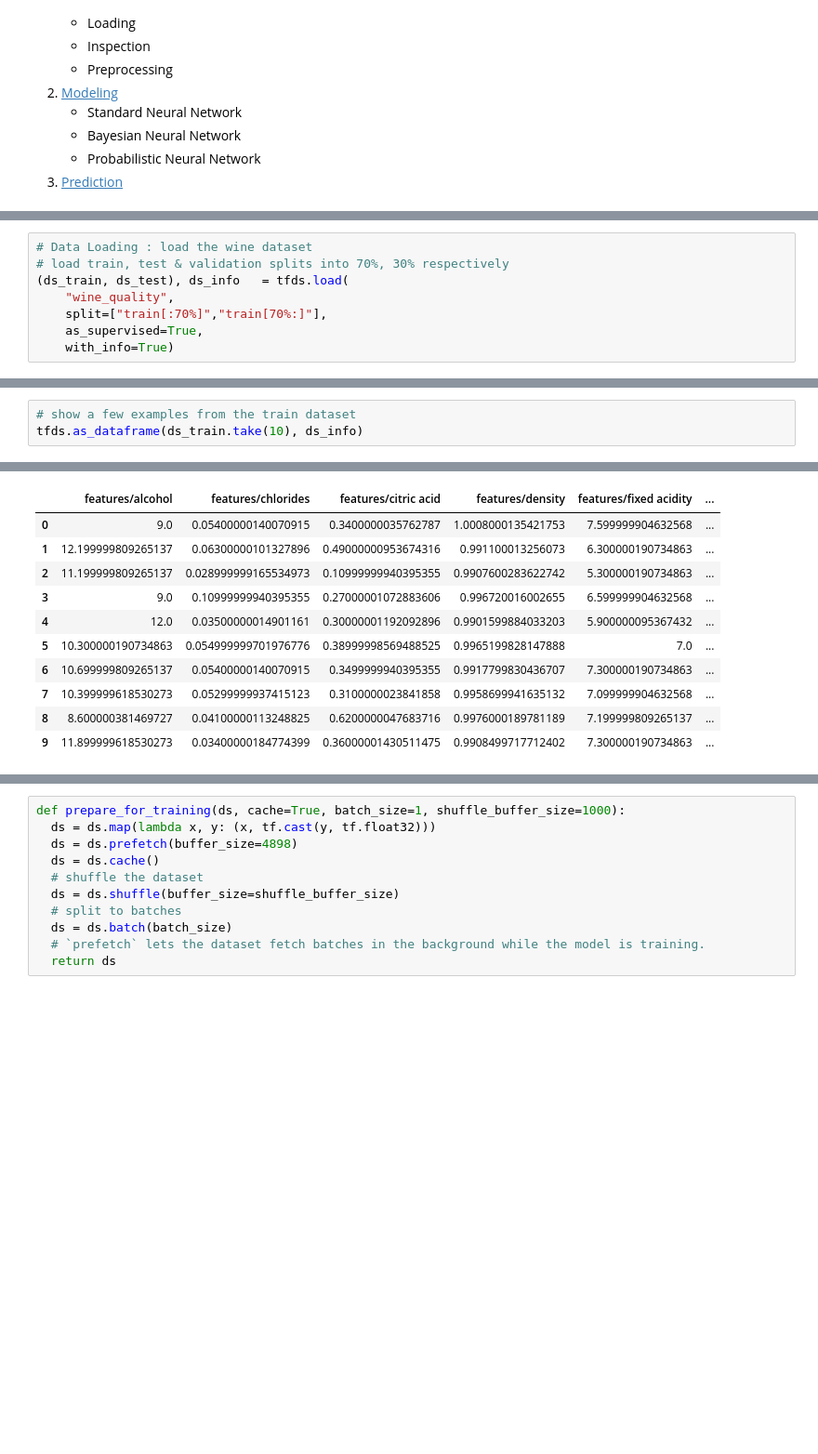
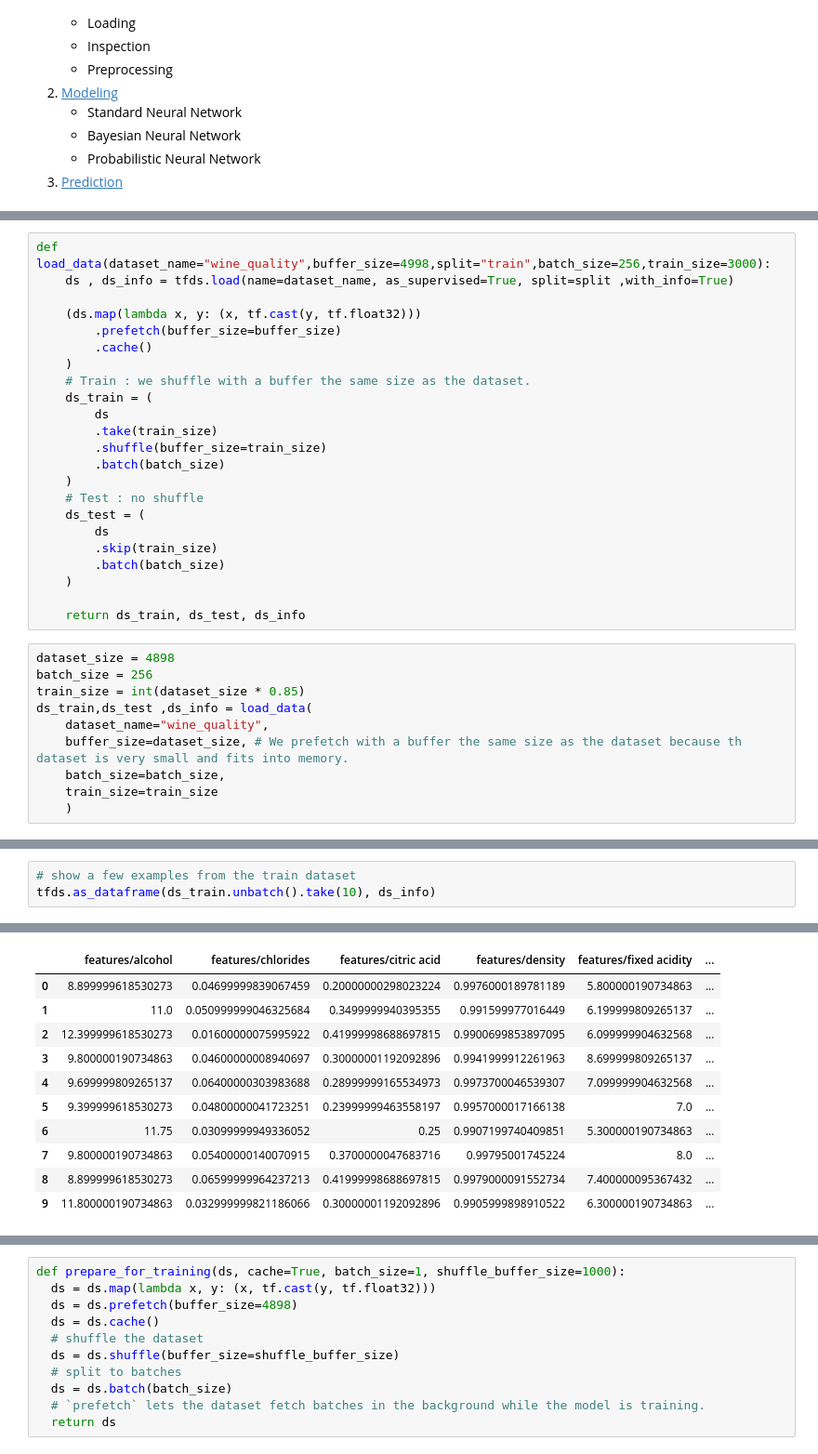
Before and after one commit to asierabreu/bayesian, a Jupyter notebook: notebooks/classification_bnn.ipynb, the cells around one changed output, grey strips where cells are left out. Shown: that part at 93% size. Cells and saved outputs as stored; diff of their text form; blank space fills up the shorter version.

```diff
--- a/notebooks/classification_bnn.ipynb
+++ b/notebooks/classification_bnn.ipynb
@@ -56,8 +43,0 @@ import seaborn as sns
-# %%
-# Data Loading : load the wine dataset
-# load train, test & validation splits into 70%, 30% respectively
-(ds_train, ds_test), ds_info   = tfds.load(
-    "wine_quality",
-    split=["train[:70%]","train[70%:]"],
-    as_supervised=True,
-    with_info=True)
@@ -83,3 +44,36 @@ FeaturesDict({
+# %%
+def load_data(dataset_name="wine_quality",buffer_size=4998,split="train",batch_size=256,train_size=3000):
+    ds , ds_info = tfds.load(name=dataset_name, as_supervised=True, split=split ,with_info=True)
+
+    (ds.map(lambda x, y: (x, tf.cast(y, tf.float32)))
+        .prefetch(buffer_size=buffer_size)
+        .cache()
+    )
+    # Train : we shuffle with a buffer the same size as the dataset.
+    ds_train = (
+        ds
+        .take(train_size)
+        .shuffle(buffer_size=train_size)
+        .batch(batch_size)
+    )
+    # Test : no shuffle
+    ds_test = (
+        ds
+        .skip(train_size)
+        .batch(batch_size)
+    )
+
+    return ds_train, ds_test, ds_info
+# %%
+dataset_size = 4898
+batch_size = 256
+train_size = int(dataset_size * 0.85)
+ds_train,ds_test ,ds_info = load_data(
+    dataset_name="wine_quality",
+    buffer_size=dataset_size, # We prefetch with a buffer the same size as the dataset because th dataset is very small and fits into memory.
+    batch_size=batch_size,
+    train_size=train_size
+    )
 # %%
 # Basic Info
 feature_names=list(ds_info.features['features'].keys())
@@ -95,5 +89,5 @@ Test set size : 1469
 Feature names : ['fixed acidity', 'volatile acidity', 'citric acid', 'residual sugar', 'chlorides', 'free sulfur dioxide', 'total sulfur dioxide', 'density', 'pH', 'sulphates', 'alcohol']
 # %%
 # show a few examples from the train dataset
-tfds.as_dataframe(ds_train.take(10), ds_info)
+tfds.as_dataframe(ds_train.unbatch().take(10), ds_info)
 # %% [output]
@@ -105,14 +98,14 @@ tfds.as_dataframe(ds_train.take(10), ds_info)
 |  | features/alcohol | features/chlorides | features/citric acid | features/density | features/fixed acidity | ... |
-| 0 | 9.0 | 0.05400000140070915 | 0.3400000035762787 | 1.0008000135421753 | 7.599999904632568 | ... |
-| 1 | 12.199999809265137 | 0.06300000101327896 | 0.49000000953674316 | 0.991100013256073 | 6.300000190734863 | ... |
-| 2 | 11.199999809265137 | 0.028999999165534973 | 0.10999999940395355 | 0.9907600283622742 | 5.300000190734863 | ... |
-| 3 | 9.0 | 0.10999999940395355 | 0.27000001072883606 | 0.996720016002655 | 6.599999904632568 | ... |
-| 4 | 12.0 | 0.03500000014901161 | 0.30000001192092896 | 0.9901599884033203 | 5.900000095367432 | ... |
-| 5 | 10.300000190734863 | 0.054999999701976776 | 0.38999998569488525 | 0.9965199828147888 | 7.0 | ... |
-| 6 | 10.699999809265137 | 0.05400000140070915 | 0.3499999940395355 | 0.9917799830436707 | 7.300000190734863 | ... |
-| 7 | 10.399999618530273 | 0.05299999937415123 | 0.3100000023841858 | 0.9958699941635132 | 7.099999904632568 | ... |
-| 8 | 8.600000381469727 | 0.04100000113248825 | 0.6200000047683716 | 0.9976000189781189 | 7.199999809265137 | ... |
-| 9 | 11.899999618530273 | 0.03400000184774399 | 0.36000001430511475 | 0.9908499717712402 | 7.300000190734863 | ... |
+| 0 | 8.899999618530273 | 0.04699999839067459 | 0.20000000298023224 | 0.9976000189781189 | 5.800000190734863 | ... |
+| 1 | 11.0 | 0.050999999046325684 | 0.3499999940395355 | 0.991599977016449 | 6.199999809265137 | ... |
+| 2 | 12.399999618530273 | 0.01600000075995922 | 0.41999998688697815 | 0.9900699853897095 | 6.099999904632568 | ... |
+| 3 | 9.800000190734863 | 0.04600000008940697 | 0.30000001192092896 | 0.9941999912261963 | 8.699999809265137 | ... |
+| 4 | 9.699999809265137 | 0.06400000303983688 | 0.28999999165534973 | 0.9973700046539307 | 7.099999904632568 | ... |
+| 5 | 9.399999618530273 | 0.04800000041723251 | 0.23999999463558197 | 0.9957000017166138 | 7.0 | ... |
+| 6 | 11.75 | 0.03099999949336052 | 0.25 | 0.9907199740409851 | 5.300000190734863 | ... |
+| 7 | 9.800000190734863 | 0.05400000140070915 | 0.3700000047683716 | 0.99795001745224 | 8.0 | ... |
+| 8 | 8.899999618530273 | 0.06599999964237213 | 0.41999998688697815 | 0.9979000091552734 | 7.400000095367432 | ... |
+| 9 | 11.800000190734863 | 0.032999999821186066 | 0.30000001192092896 | 0.9905999898910522 | 6.300000190734863 | ... |
 # %%
 # Class balance check : is the dataset imbalanced?
 #fig, ax = plt.subplots(1, 1, figsize=(10,6))
```
Also changed, not shown: parts of 12 cells of this notebook, 5 other files.
